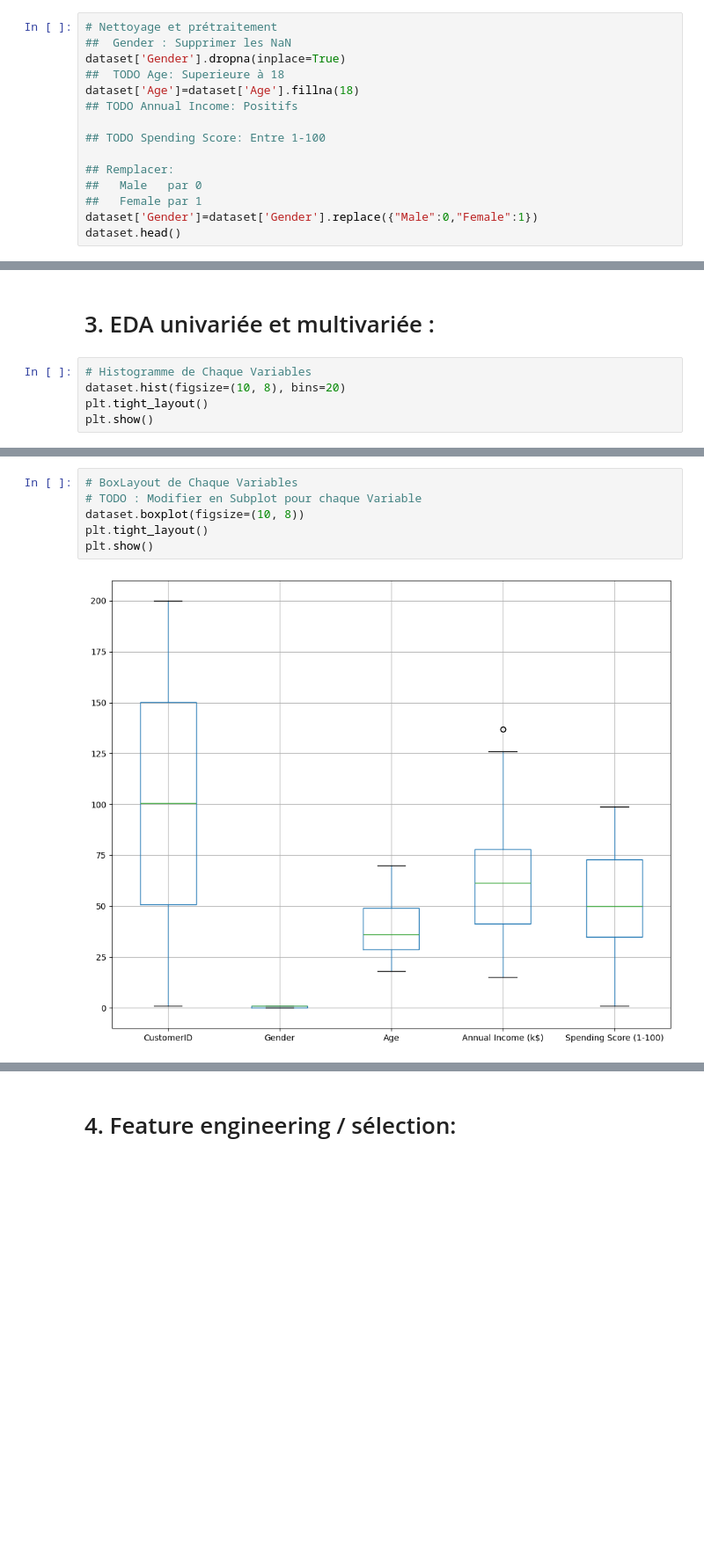
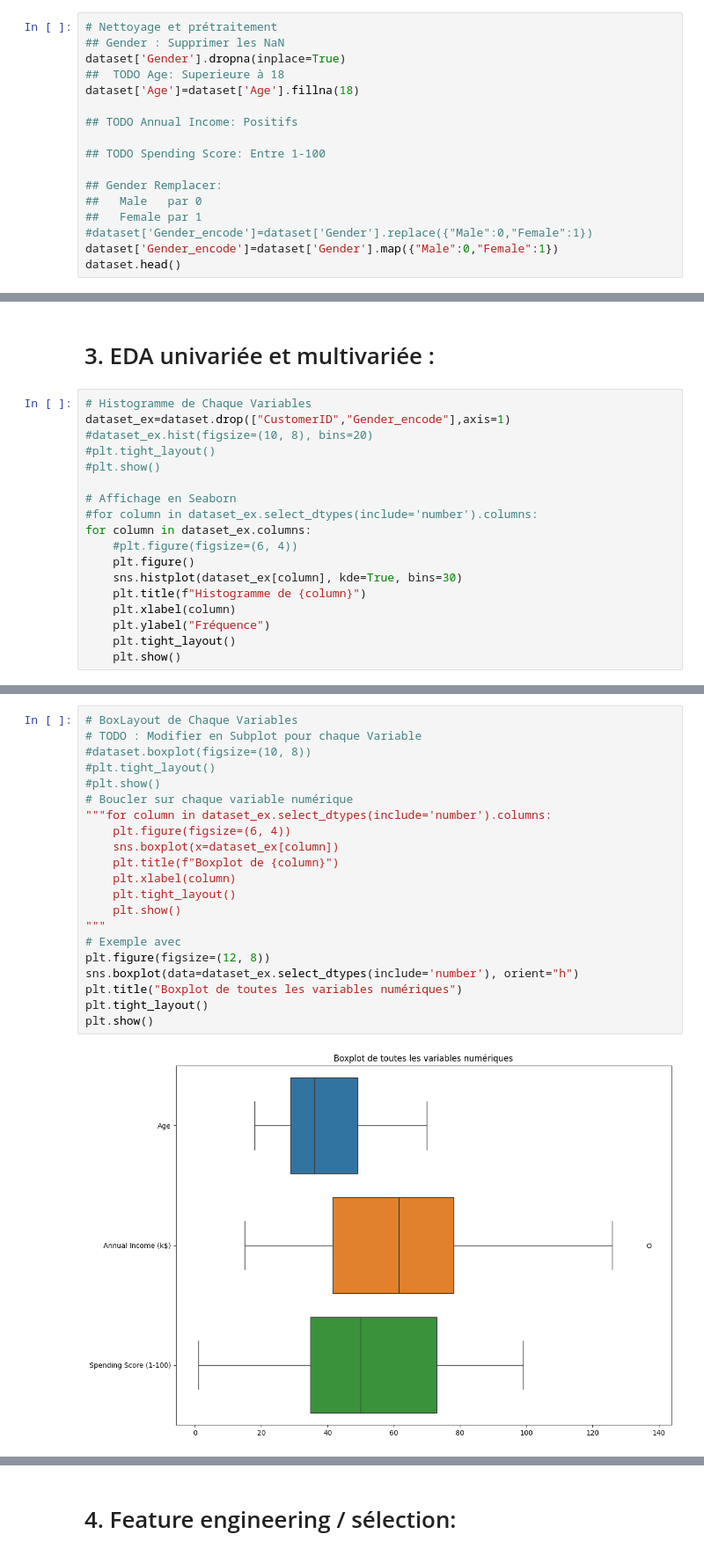
Before and after one commit to fitahiana-dev/KFT, a Jupyter notebook: notebooks/A_Clustering.ipynb, the cells around one changed output, grey strips where cells are left out. Shown at 88% size. Cells and saved outputs as stored; diff of their text form; blank space fills up the shorter version.

```diff
--- a/notebooks/A_Clustering.ipynb
+++ b/notebooks/A_Clustering.ipynb
@@ -30,17 +31,19 @@ dataset.head()
 # 2. Nettoyage et prétraitement:
 # %%
 # Nettoyage et prétraitement
-##  Gender : Supprimer les NaN
+## Gender : Supprimer les NaN
 dataset['Gender'].dropna(inplace=True)
 ##  TODO Age: Superieure à 18
 dataset['Age']=dataset['Age'].fillna(18)
+
 ## TODO Annual Income: Positifs
 
 ## TODO Spending Score: Entre 1-100
 
-## Remplacer:
+## Gender Remplacer:
 ##   Male   par 0
 ##   Female par 1
-dataset['Gender']=dataset['Gender'].replace({"Male":0,"Female":1})
+#dataset['Gender_encode']=dataset['Gender'].replace({"Male":0,"Female":1})
+dataset['Gender_encode']=dataset['Gender'].map({"Male":0,"Female":1})
 dataset.head()
 # %% [output]
@@ -54,7 +57,20 @@ dataset.head()
 # 3. EDA univariée et multivariée :
 # %%
 # Histogramme de Chaque Variables
-dataset.hist(figsize=(10, 8), bins=20)
-plt.tight_layout()
-plt.show()
+dataset_ex=dataset.drop(["CustomerID","Gender_encode"],axis=1)
+#dataset_ex.hist(figsize=(10, 8), bins=20)
+#plt.tight_layout()
+#plt.show()
+
+# Affichage en Seaborn
+#for column in dataset_ex.select_dtypes(include='number').columns:
+for column in dataset_ex.columns:
+    #plt.figure(figsize=(6, 4))
+    plt.figure()
+    sns.histplot(dataset_ex[column], kde=True, bins=30)
+    plt.title(f"Histogramme de {column}")
+    plt.xlabel(column)
+    plt.ylabel("Fréquence")
+    plt.tight_layout()
+    plt.show()
 # %% [output]
@@ -62,10 +81,25 @@ plt.show()
 # %%
 # BoxLayout de Chaque Variables
 # TODO : Modifier en Subplot pour chaque Variable
-dataset.boxplot(figsize=(10, 8))
+#dataset.boxplot(figsize=(10, 8))
+#plt.tight_layout()
+#plt.show()
+# Boucler sur chaque variable numérique
+"""for column in dataset_ex.select_dtypes(include='number').columns:
+    plt.figure(figsize=(6, 4))
+    sns.boxplot(x=dataset_ex[column])
+    plt.title(f"Boxplot de {column}")
+    plt.xlabel(column)
+    plt.tight_layout()
+    plt.show()
+"""
+# Exemple avec
+plt.figure(figsize=(12, 8))
+sns.boxplot(data=dataset_ex.select_dtypes(include='number'), orient="h")
+plt.title("Boxplot de toutes les variables numériques")
 plt.tight_layout()
 plt.show()
 # %% [output]
-[figure, old version]
+[figure, new version]
 # %%
 # Matrice de Correlation
```
Also changed, not shown: parts of 7 cells of this notebook, 2 other files.
